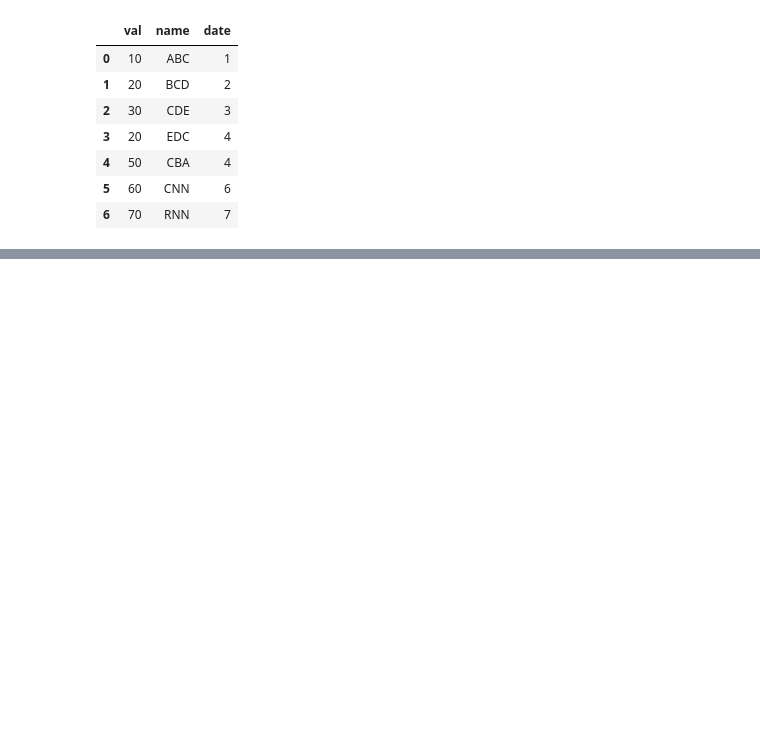
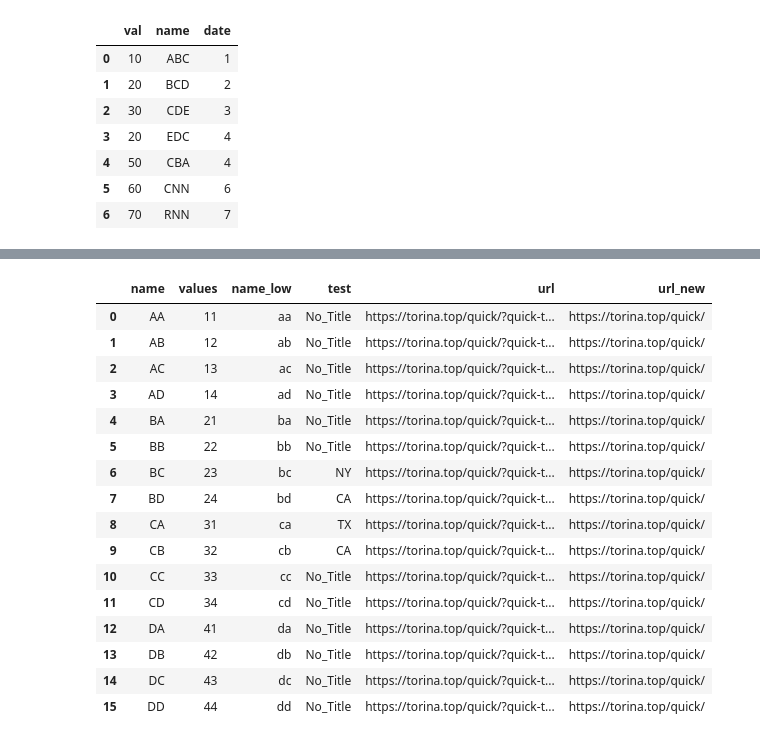
Before and after one commit to OtakeTomomi/PAuth, a Jupyter notebook: 02_features/OneClassOne_検証_モデルの手前まで.ipynb, the cells around one changed output, grey strips where cells are left out. Saved outputs shown, nothing was run; the diff lists cells and outputs as text; code cells hidden in the pictures; blank space fills up the shorter version.

```diff
--- a/02_features/OneClassOne_検証_モデルの手前まで.ipynb
+++ b/02_features/OneClassOne_検証_モデルの手前まで.ipynb
@@ -1309,0 +1372,3 @@ falg_list = ['aa', 'ab', 'ac', 'ad', 'ba', 'bb', 'bc', 'bd', 'ca', 'cb', 'cc', '
+# %%
+flag_df = flag_df.fillna({'test':'No_Title'})
+flag_df
@@ -1309,0 +1419,23 @@ falg_list = ['aa', 'ab', 'ac', 'ad', 'ba', 'bb', 'bc', 'bd', 'ca', 'cb', 'cc', '
+# %%
+# https://torina.top/detail/305/
+from urllib import parse
+urls = [
+    'https://torina.top/quick/?quick-text=python',
+    'https://torina.top/quick/?quick-text=django',
+    'https://torina.top/quick/?quick-text=kivy',
+    'https://torina.top/quick/?quick-text=bootstrap',
+    'https://torina.top/quick/?quick-text=centos7',
+    'https://torina.top/quick/?quick-text=python',
+    'https://torina.top/quick/?quick-text=django',
+    'https://torina.top/quick/?quick-text=kivy',
+    'https://torina.top/quick/?quick-text=bootstrap',
+    'https://torina.top/quick/?quick-text=centos7',
+    'https://torina.top/quick/?quick-text=python',
+    'https://torina.top/quick/?quick-text=django',
+    'https://torina.top/quick/?quick-text=kivy',
+    'https://torina.top/quick/?quick-text=bootstrap',
+    'https://torina.top/quick/?quick-text=centos7',
+    'https://torina.top/quick/?quick-text=python',
+]
+url = pd.DataFrame(urls)
+url
@@ -1309,0 +1484,20 @@ falg_list = ['aa', 'ab', 'ac', 'ad', 'ba', 'bb', 'bc', 'bd', 'ca', 'cb', 'cc', '
+# %%
+flag_df2
+# %% [output]
+|  | name | values | name_low | test | url | url_new |
+| 0 | AA | 11 | aa | No_Title | https://torina.top/quick/?quick-t... | https://torina.top/quick/ |
+| 1 | AB | 12 | ab | No_Title | https://torina.top/quick/?quick-t... | https://torina.top/quick/ |
+| 2 | AC | 13 | ac | No_Title | https://torina.top/quick/?quick-t... | https://torina.top/quick/ |
+| 3 | AD | 14 | ad | No_Title | https://torina.top/quick/?quick-t... | https://torina.top/quick/ |
+| 4 | BA | 21 | ba | No_Title | https://torina.top/quick/?quick-t... | https://torina.top/quick/ |
+| 5 | BB | 22 | bb | No_Title | https://torina.top/quick/?quick-t... | https://torina.top/quick/ |
+| 6 | BC | 23 | bc | NY | https://torina.top/quick/?quick-t... | https://torina.top/quick/ |
+| 7 | BD | 24 | bd | CA | https://torina.top/quick/?quick-t... | https://torina.top/quick/ |
+| 8 | CA | 31 | ca | TX | https://torina.top/quick/?quick-t... | https://torina.top/quick/ |
+| 9 | CB | 32 | cb | CA | https://torina.top/quick/?quick-t... | https://torina.top/quick/ |
+| 10 | CC | 33 | cc | No_Title | https://torina.top/quick/?quick-t... | https://torina.top/quick/ |
+| 11 | CD | 34 | cd | No_Title | https://torina.top/quick/?quick-t... | https://torina.top/quick/ |
+| 12 | DA | 41 | da | No_Title | https://torina.top/quick/?quick-t... | https://torina.top/quick/ |
+| 13 | DB | 42 | db | No_Title | https://torina.top/quick/?quick-t... | https://torina.top/quick/ |
+| 14 | DC | 43 | dc | No_Title | https://torina.top/quick/?quick-t... | https://torina.top/quick/ |
+| 15 | DD | 44 | dd | No_Title | https://torina.top/quick/?quick-t... | https://torina.top/quick/ |
```
Also changed, not shown: parts of 26 cells of this notebook.
